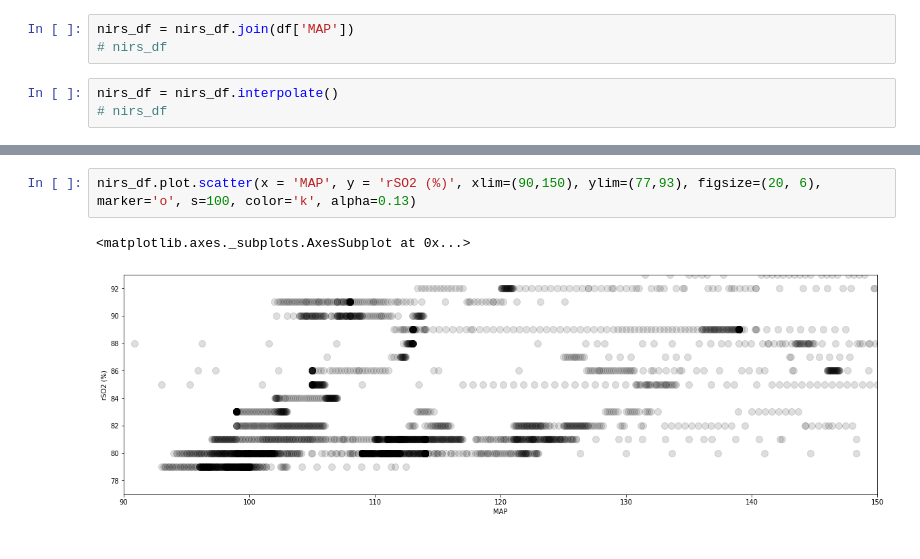
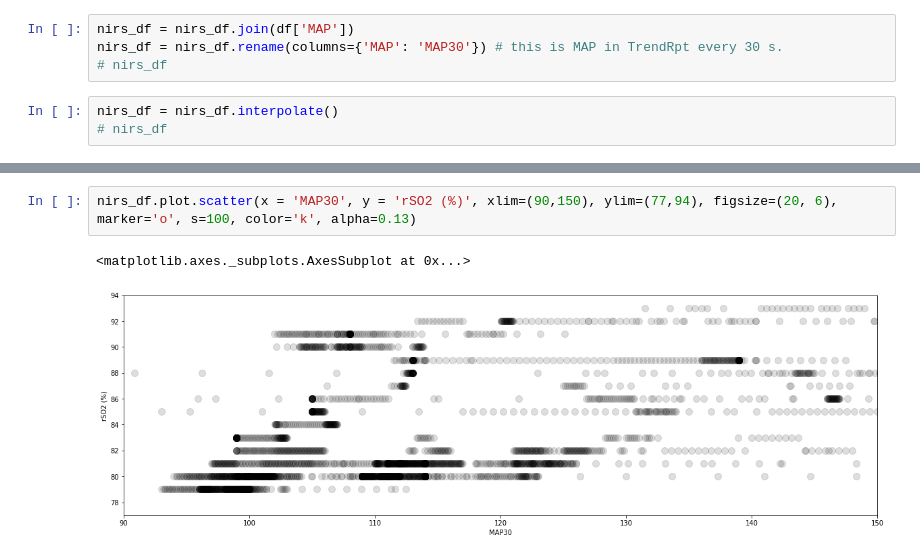
Before and after one commit to makes/zoll-json, a Jupyter notebook: zoll-abp.ipynb, the cells around one changed output, grey strips where cells are left out. Cells and saved outputs as stored; diff of their text form.

```diff
--- a/zoll-abp.ipynb
+++ b/zoll-abp.ipynb
@@ -103,6 +123,7 @@ nirs_df[['rSO2 (%)']].plot(figsize=(20,4), title="rSO2", use_index = False).grid
 [figure]
 # %%
 nirs_df = nirs_df.join(df['MAP'])
+nirs_df = nirs_df.rename(columns={'MAP': 'MAP30'}) # this is MAP in TrendRpt every 30 s.
 # nirs_df
 # %%
 nirs_df = nirs_df.interpolate()
@@ -124,7 +145,7 @@ plt.show()
 # %% [output]
 [figure]
 # %%
-nirs_df.plot.scatter(x = 'MAP', y = 'rSO2 (%)', xlim=(90,150), ylim=(77,93), figsize=(20, 6), marker='o', s=100, color='k', alpha=0.13)
+nirs_df.plot.scatter(x = 'MAP30', y = 'rSO2 (%)', xlim=(90,150), ylim=(77,94), figsize=(20, 6), marker='o', s=100, color='k', alpha=0.13)
 # %% [output]
 <matplotlib.axes._subplots.AxesSubplot at 0x...>
-[figure, old version]
+[figure, new version]
```
Also changed, not shown: parts of 11 cells of this notebook.
